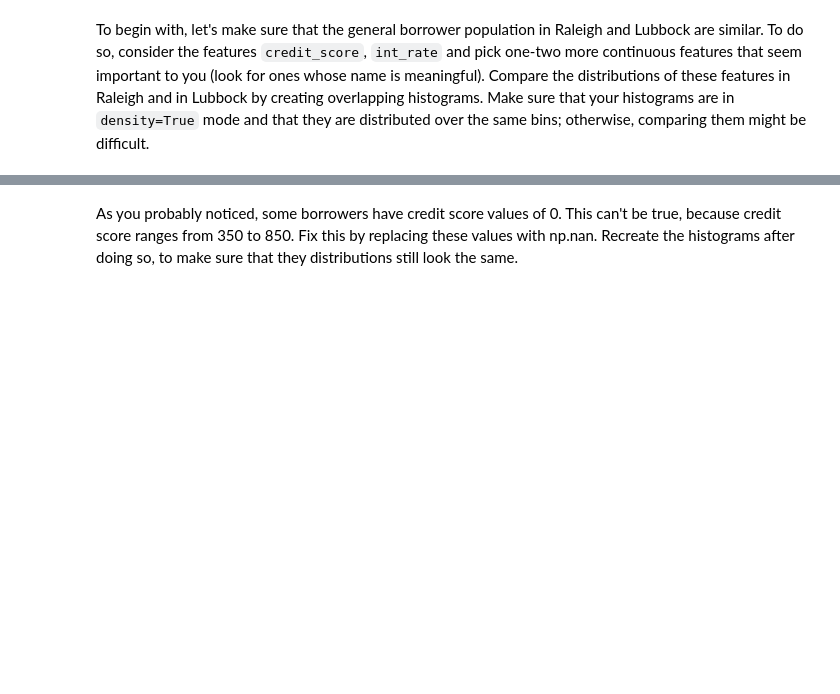
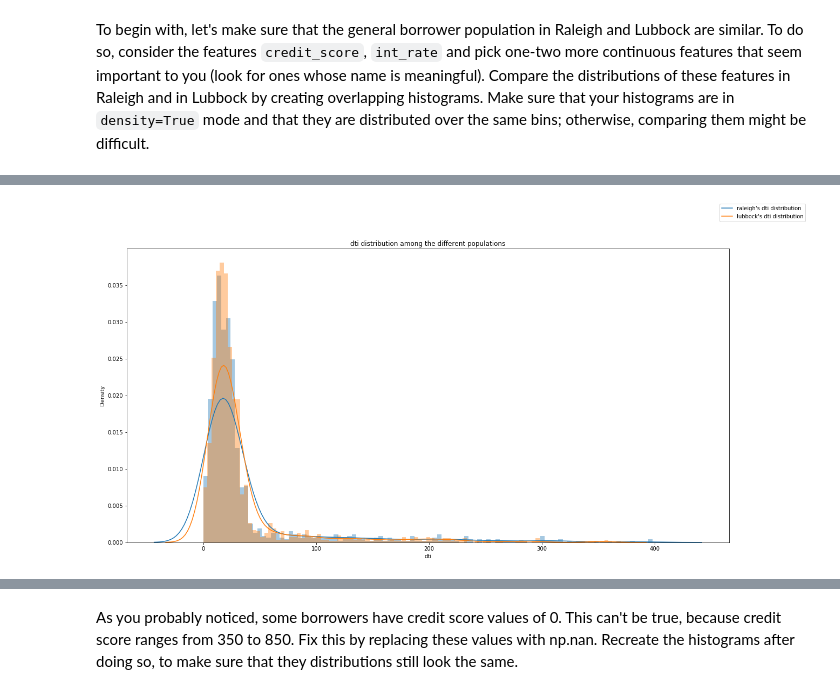
Before and after one commit to Pagaya-Pro/PagayaPro2021, a Jupyter notebook: assignments/assignment2/assignment2.ipynb, the cells around one changed output, grey strips where cells are left out. Saved outputs shown, nothing was run; the diff lists cells and outputs as text; code cells hidden in the pictures; blank space fills up the shorter version.

```diff
--- a/assignments/assignment2/assignment2.ipynb
+++ b/assignments/assignment2/assignment2.ipynb
@@ -41,0 +158,11 @@ To begin with, let's make sure that the general borrower population in Raleigh a
+# %%
+fig = plt.figure(figsize=(20,10))
+
+sns.distplot(raleigh_table.dti[raleigh_table.dti<400], bins = 100)
+sns.distplot(lubbock_table.dti[lubbock_table.dti<400], bins = 100)
+
+fig.legend(labels=["raleigh's dti distribution","lubbock's dti distribution"])
+plt.title("dti distribution among the different populations")
+plt.show();
+# %% [output]
+[figure, added]
```
Also changed, not shown: parts of 24 cells of this notebook, 8 other files.
